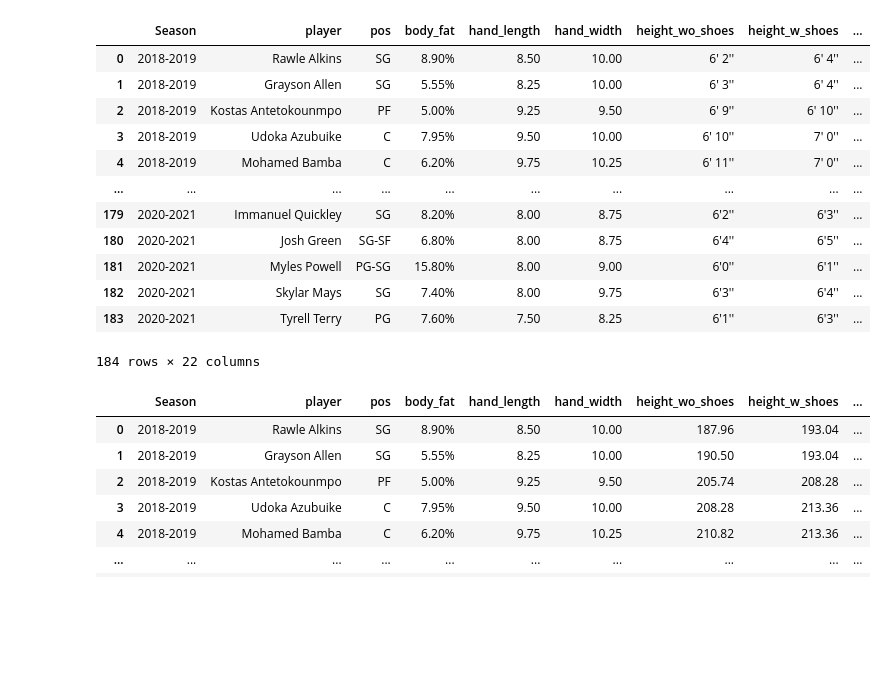
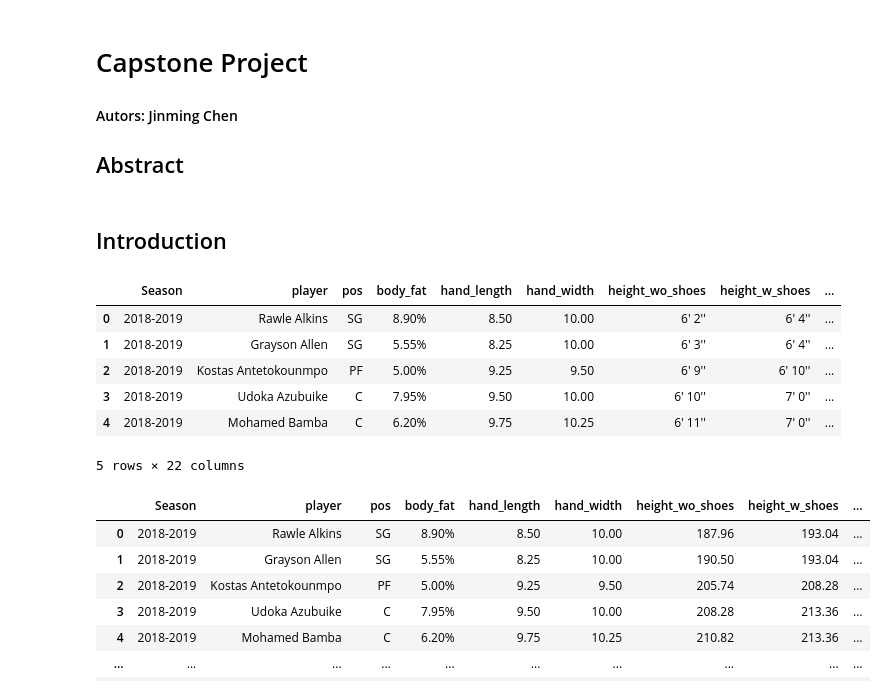
Before and after one commit to JinmingChen12/Capstone, a Jupyter notebook: J_Chen_Capstone.ipynb, the cells around one changed output. Drawn from its saved outputs; the diff is of its cells as text; code cells hidden in the pictures; blank space fills up the shorter version.

```diff
--- a/J_Chen_Capstone.ipynb
+++ b/J_Chen_Capstone.ipynb
@@ -1,29 +1,45 @@
+# %% [markdown]
+# Capstone Project
+
+#### Autors: Jinming Chen
+
+## Abstract
+# %% [markdown]
+## Introduction
 # %%
+#Import libraries and packages
 import pandas as pd
-import re
 import numpy as np
+
+from scipy import stats
+import matplotlib.pyplot as plt
+plt.rc("font", size=14)
+
+from sklearn.model_selection import train_test_split, cross_val_score
+from sklearn import neighbors, preprocessing, metrics
+from sklearn.neighbors import KNeighborsClassifier
+from sklearn.metrics import confusion_matrix, f1_score, classification_report, precision_score
+from sklearn.linear_model import LogisticRegression
+from sklearn.preprocessing import StandardScaler
+
+
 import seaborn as sns
 sns.set(style="white")
 sns.set(style="whitegrid", color_codes=True)
 
-import matplotlib.pyplot as plt
-plt.rc("font", size=14)
-df1821 = pd.read_csv('https://raw.githubusercontent.com/JinmingChen12/Capstone/main/NBA2018-2021.txt',error_bad_lines=False)
-df1821
+#Read in the csv from Github
+df1821 = pd.read_csv("https://raw.githubusercontent.com/JinmingChen12/Capstone/main/NBA2018-2021.txt", sep=',')
+
+#View the data frame
+df1821.head()
 # %% [output]
 |  | Season | player | pos | body_fat | hand_length | hand_width | height_wo_shoes | height_w_shoes | ... |
 | 0 | 2018-2019 | Rawle Alkins | SG | 8.90% | 8.50 | 10.00 | 6' 2'' | 6' 4'' | ... |
 | 1 | 2018-2019 | Grayson Allen | SG | 5.55% | 8.25 | 10.00 | 6' 3'' | 6' 4'' | ... |
 | 2 | 2018-2019 | Kostas Antetokounmpo | PF | 5.00% | 9.25 | 9.50 | 6' 9'' | 6' 10'' | ... |
 | 3 | 2018-2019 | Udoka Azubuike | C | 7.95% | 9.50 | 10.00 | 6' 10'' | 7' 0'' | ... |
 | 4 | 2018-2019 | Mohamed Bamba | C | 6.20% | 9.75 | 10.25 | 6' 11'' | 7' 0'' | ... |
-| ... | ... | ... | ... | ... | ... | ... | ... | ... | ... |
-| 179 | 2020-2021 | Immanuel Quickley | SG | 8.20% | 8.00 | 8.75 | 6'2'' | 6'3'' | ... |
-| 180 | 2020-2021 | Josh Green | SG-SF | 6.80% | 8.00 | 8.75 | 6'4'' | 6'5'' | ... |
-| 181 | 2020-2021 | Myles Powell | PG-SG | 15.80% | 8.00 | 9.00 | 6'0'' | 6'1'' | ... |
-| 182 | 2020-2021 | Skylar Mays | SG | 7.40% | 8.00 | 9.75 | 6'3'' | 6'4'' | ... |
-| 183 | 2020-2021 | Tyrell Terry | PG | 7.60% | 7.50 | 8.25 | 6'1'' | 6'3'' | ... |
-184 rows × 22 columns
+5 rows × 22 columns
 # %%
 def feetinchtocm(feetinch):
     if feetinch != 'None':
```
Also changed, not shown: parts of 42 cells of this notebook.
